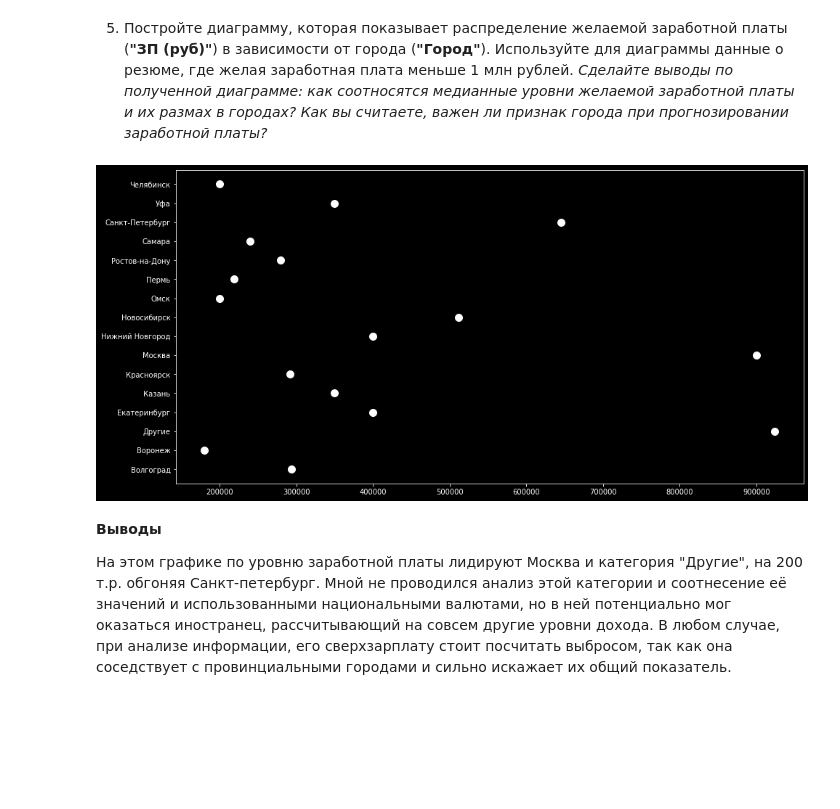
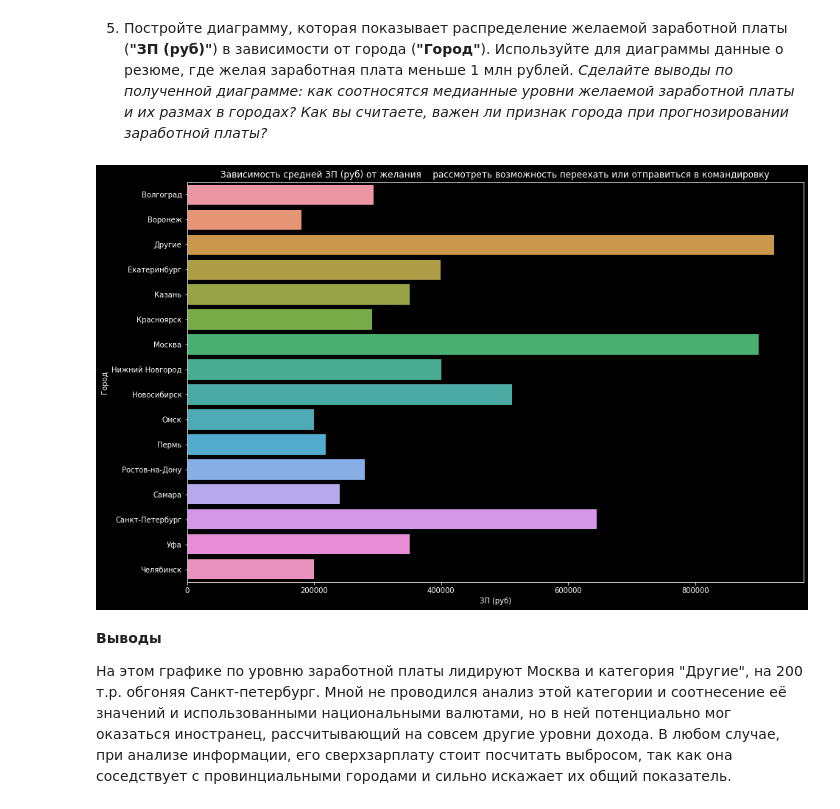
Before and after one commit to madskillskill/sf_data_science, a Jupyter notebook: PROJECT-1/Project_1.ipynb, the cells around one changed output. Drawn from its saved outputs; the diff is of its cells as text; code cells hidden in the pictures; blank space fills up the shorter version.

```diff
--- a/PROJECT-1/Project_1.ipynb
+++ b/PROJECT-1/Project_1.ipynb
@@ -704,20 +704,21 @@ array([<AxesSubplot:title={'center':'Медиана'}, xlabel='Образова
 # %%
 import warnings
 warnings.simplefilter(action='ignore', category=FutureWarning)
 
 bar2 = hh_df[hh_df['ЗП (руб)']<1e6].\
     groupby(by='Город', as_index=False).max()
-fig = plt.figure(figsize=(12, 6))
-axes = fig.add_axes([0, 0, 1, 1])
-axes.scatter(
-    x=bar2['ЗП (руб)'],
-    y=bar2['Город'],
-    s=100,
-    marker='o',
-    c = 'white'
-);
+fig = plt.figure(figsize=(15, 10))
+barplot = sns.barplot(
+    data=bar2,
+    x='ЗП (руб)',
+    y='Город',
+
+)
+
+barplot.set_title('Зависимость средней ЗП (руб) от желания\
+    рассмотреть возможность переехать или отправиться в командировку');
 # %% [output]
-[figure, old version]
+[figure, new version]
 # %% [markdown]
 **Выводы**
 
```
